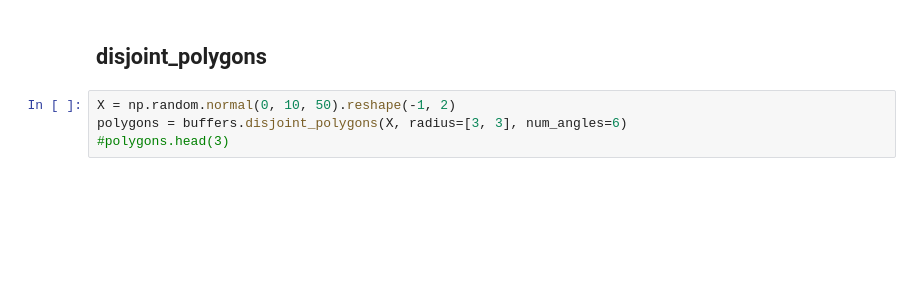
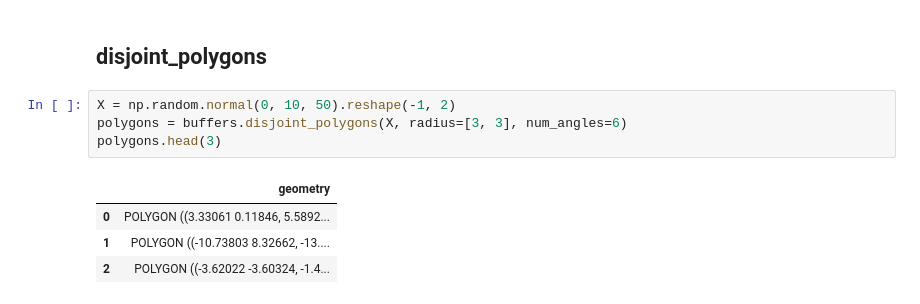
Before and after one commit to ric70x7/Buffers, a Jupyter notebook: example.ipynb, the cells around one changed output. Drawn from its saved outputs; the diff is of its cells as text; blank space fills up the shorter version.

```diff
--- a/example.ipynb
+++ b/example.ipynb
@@ -89,7 +89,12 @@ Text(0.5, 1.0, 'Returned cloud of points')
 # %%
 X = np.random.normal(0, 10, 50).reshape(-1, 2)
 polygons = buffers.disjoint_polygons(X, radius=[3, 3], num_angles=6)
-#polygons.head(3)
+polygons.head(3)
+# %% [output]
+|  | geometry |
+| 0 | POLYGON ((3.33061 0.11846, 5.5892... |
+| 1 | POLYGON ((-10.73803 8.32662, -13.... |
+| 2 | POLYGON ((-3.62022 -3.60324, -1.4... |
 # %%
 fig, ax = plt.subplots(1, 2, figsize=(8, 4))
 ax[0].plot(*X.T, 'kx')
```
Also changed, not shown: parts of 7 cells of this notebook.
